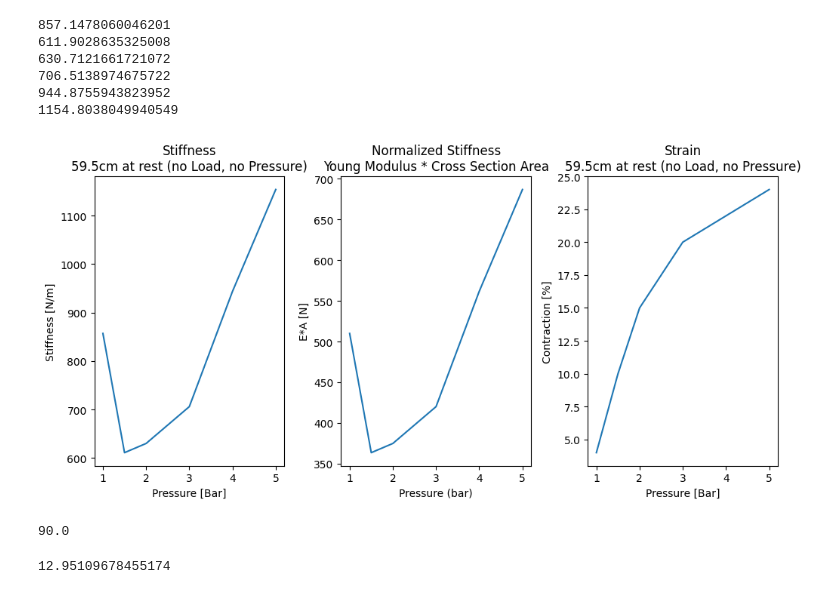
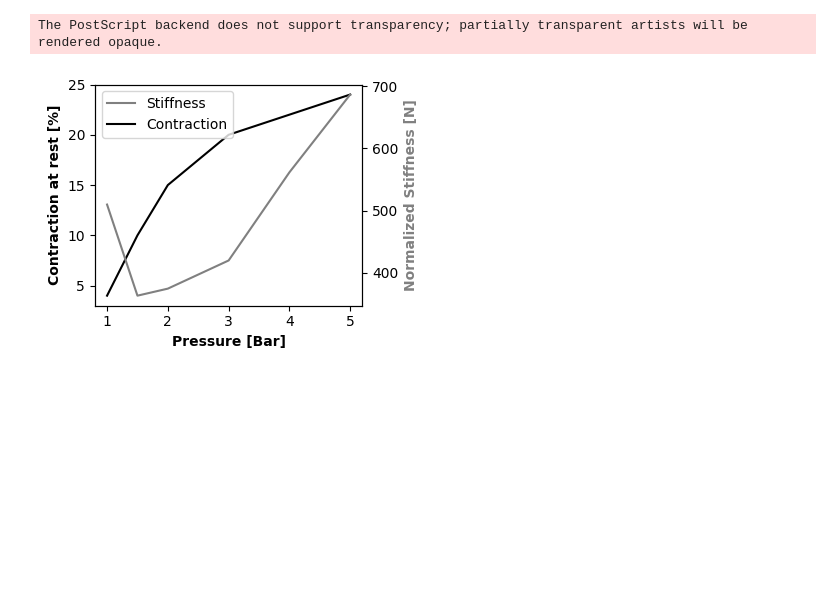
Before and after one commit to martantoine/QuadSegrity, a Jupyter notebook: experiences/session3/plots.ipynb, the cells around one changed output. Cells and saved outputs as stored; diff of their text form; code cells hidden in the pictures; blank space fills up the shorter version.

```diff
--- a/experiences/session3/plots.ipynb
+++ b/experiences/session3/plots.ipynb
@@ -25,43 +22,31 @@ for i in range(6):
 stiffnesses = np.array([0]*6)
 for i in range(6):
     regression_model = LinearRegression(fit_intercept=False)
-    #print(muscleB_strain[i], forces)
     regression_model.fit(muscleB_dx[i].reshape((len(muscleB_dx[i]), 1)), forces[0:len(muscleB_dx[i])])
-    print(regression_model.coef_[0])
     stiffnesses[i] = regression_model.coef_[0]
-
-plt.figure(figsize=(10, 5))
-ax = plt.subplot(1, 3, 1)
-ax.set_title(f"Stiffness\n{round(muscleB_rest*100, 2)}cm at rest (no Load, no Pressure)")
-ax.plot([1, 1.5, 2, 3, 4, 5], stiffnesses)
-ax.set_xlabel("Pressure [Bar]")
-ax.set_ylabel("Stiffness [N/m]")
-
-ax = plt.subplot(1, 3, 2)
-ax.set_title(f"Normalized Stiffness\nYoung Modulus * Cross Section Area")
-ax.plot([1, 1.5, 2, 3, 4, 5], stiffnesses*muscleB_rest, label="Stiffness")
-ax.set_xlabel("Pressure (bar)")
-ax.set_ylabel("E*A [N]")
-
-ax = plt.subplot(1, 3, 3)
-ax.set_title(f"Strain\n{round(muscleB_rest*100, 2)}cm at rest (no Load, no Pressure)")
-ax.plot([1, 1.5, 2, 3, 4, 5], muscleB_strain)
-ax.set_xlabel("Pressure [Bar]")
-ax.set_ylabel("Contraction [%]")
-plt.tight_layout()
-# %% [output]
-857.1478060046201
-611.9028635325008
-630.7121661721072
-706.5138974675722
-944.8755943823952
-1154.8038049940549
-[figure, removed]
-# %%
-print(np.rad2deg(np.arcsin(1)))
-np.rad2deg(np.arcsin( (6*np.deg2rad(20))/(445*0.2*0.105) ))
-#muscleB_dx[0].reshape((len(muscleB_dx[0]), 1))
-#forces[0:len(muscleB_dx[0])]
-# %% [output]
-90.0
-12.95109678455174
+# %%
+fig, ax1 = plt.subplots(figsize=(4, 3))
+color = 'black'
+
+npp = ax1.plot([1, 1.5, 2, 3, 4, 5], muscleB_strain, color=color, label='Contraction')
+ax1.set_ylabel('Contraction at rest [%]', fontweight='bold', color=color)
+ax1.tick_params(axis='y', labelcolor=color)
+ax1.set_xlabel('Pressure [Bar]', fontweight='bold')
+
+ax2 = ax1.twinx()  # instantiate a second Axes that shares the same x-axis
+color = 'grey'
+ea = ax2.plot([1, 1.5, 2, 3, 4, 5], stiffnesses*muscleB_rest, label="Stiffness", color=color)
+ax2.set_ylabel('Normalized Stiffness [N]', fontweight='bold', color=color)
+
+
+plt.tight_layout()
+lns = ea+npp
+labs = [l.get_label() for l in lns]
+plt.legend(lns, labs)
+
+plt.savefig('../../exports/strain_EA_pressure.eps', format='eps', bbox_inches = 'tight')
+plt.show()
+fig.tight_layout()  # otherwise the right y-label is slightly clipped
+# %% [output]
+The PostScript backend does not support transparency; partially transparent artists will be rendered opaque.
+[figure, added]
```
Also changed, not shown: parts of 3 cells of this notebook, 34 other files.
